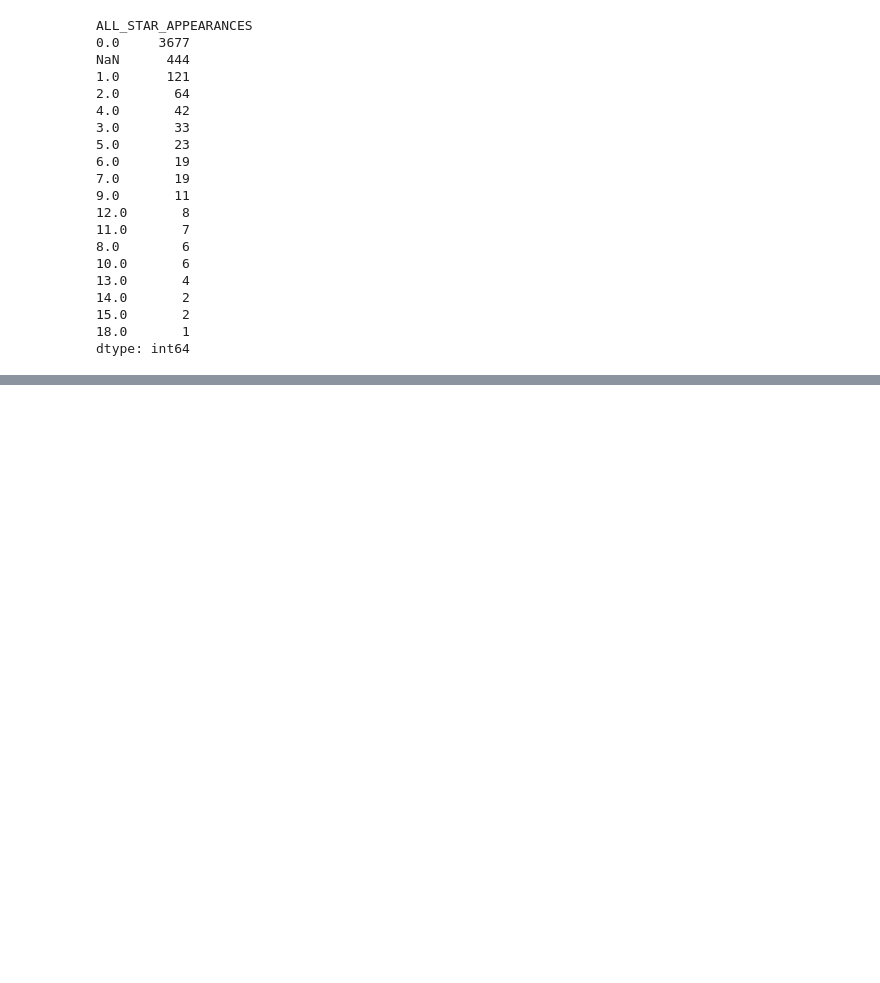
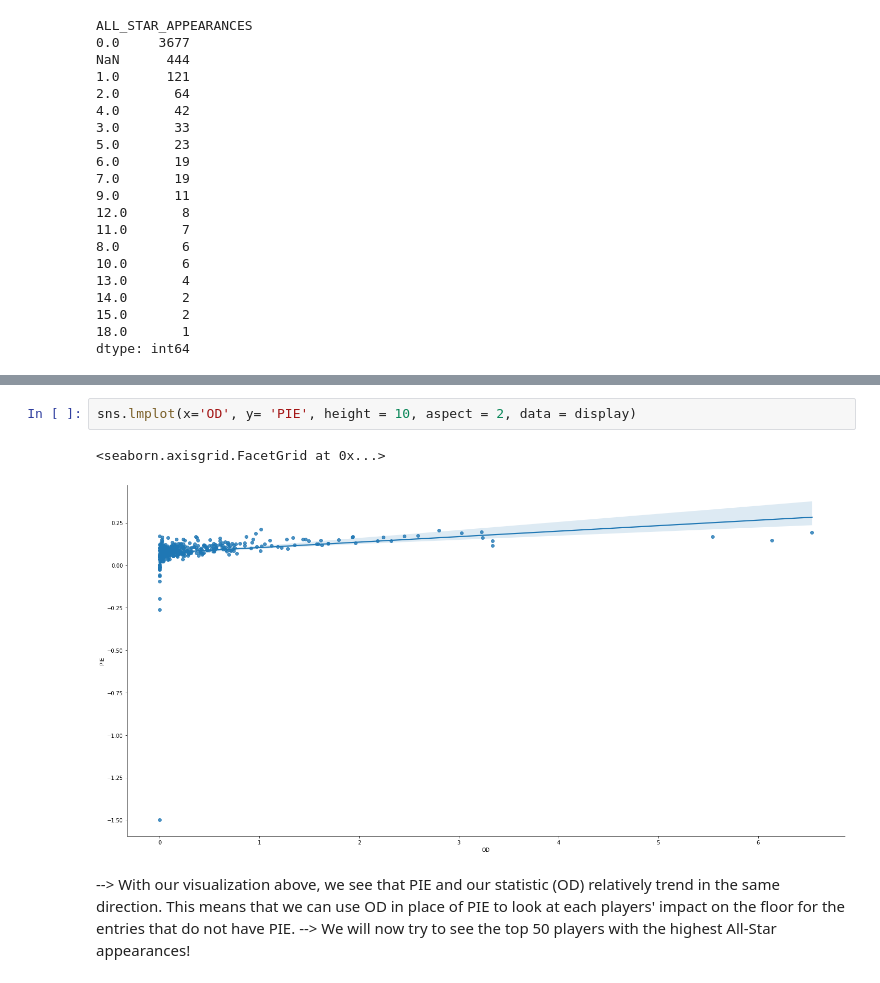
Before and after one commit to data301-2021-winter1/project-group-46-project-1, a Jupyter notebook: notebooks/analysis2.ipynb, the cells around one changed output, grey strips where cells are left out. Saved outputs shown, nothing was run; the diff lists cells and outputs as text; blank space fills up the shorter version.

```diff
--- a/notebooks/analysis2.ipynb
+++ b/notebooks/analysis2.ipynb
@@ -220,0 +496,8 @@ dtype: int64
+# %%
+sns.lmplot(x='OD', y= 'PIE', height = 10, aspect = 2, data = display)
+# %% [output]
+<seaborn.axisgrid.FacetGrid at 0x...>
+[figure, added]
+# %% [markdown]
+--> With our visualization above, we see that PIE and our statistic (OD) relatively trend in the same direction. This means that we can use OD in place of PIE to look at each players' impact on the floor for the entries that do not have PIE.
+--> We will now try to see the top 50 players with the highest All-Star appearances!
```
Also changed, not shown: parts of 54 cells of this notebook, 2 other files.
